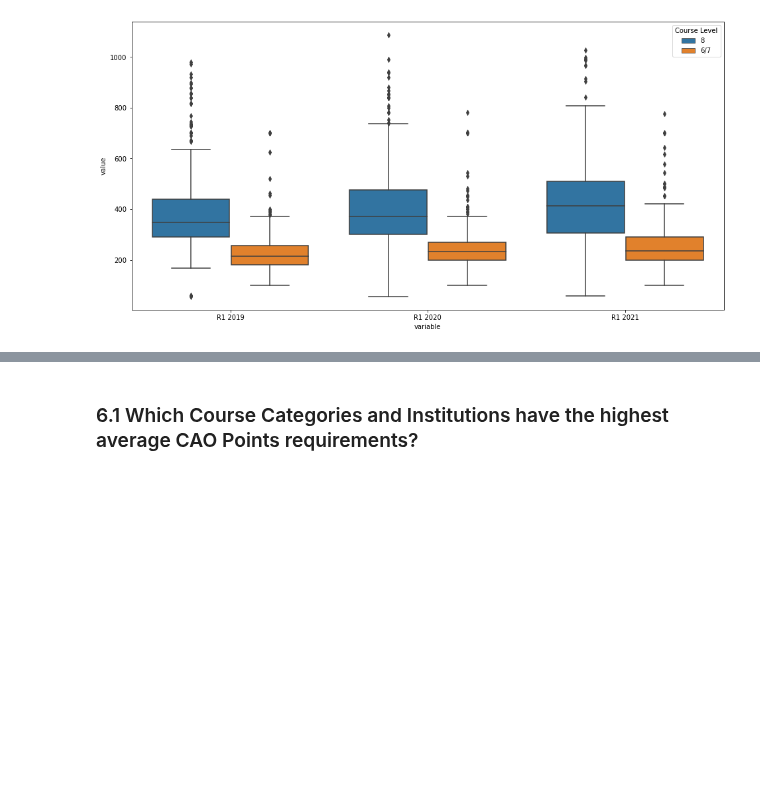
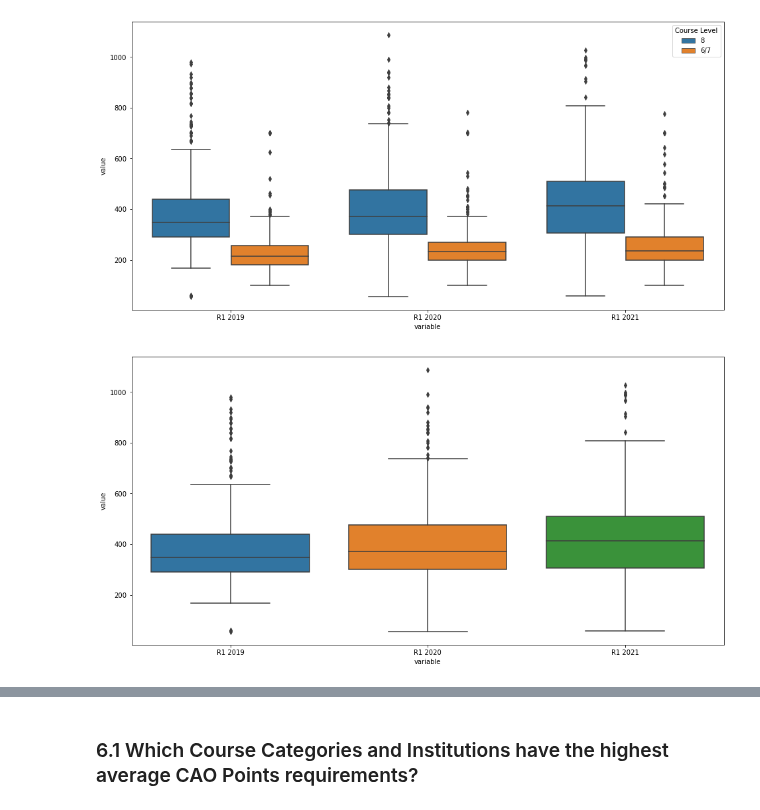
Before and after one commit to przemekbil/FoDA_2021, a Jupyter notebook: cao.ipynb, the cells around one changed output, grey strips where cells are left out. Cells and saved outputs as stored; diff of their text form; code cells hidden in the pictures; blank space fills up the shorter version.

Commit message:
Level 8 and level 6-7 courses plotted on separate boxplots

```diff
--- a/cao.ipynb
+++ b/cao.ipynb
@@ -1356,3 +1356,12 @@ sns.boxplot(x='variable', y='value', hue='Course Level', data=pd.melt(allcourses
 plt.show()
 # %% [output]
 [figure]
+# %%
+# There are large diffrences between the points requirements between Level 8 and Level6/7 courses
+level8 =  data=pd.melt(allcourses[allcourses['Course Level']=="8"], value_vars = ['R1 2019', 'R1 2020', 'R1 2021'])
+level67 =  data=pd.melt(allcourses[allcourses['Course Level']=="6/7"], value_vars = ['R1 2019', 'R1 2020', 'R1 2021'])
+# %%
+ax = sns.boxplot(x="variable", y="value", data=level8)
+plt.show()
+# %% [output]
+[figure, added]
```
Also changed, not shown: parts of 2 cells of this notebook.
